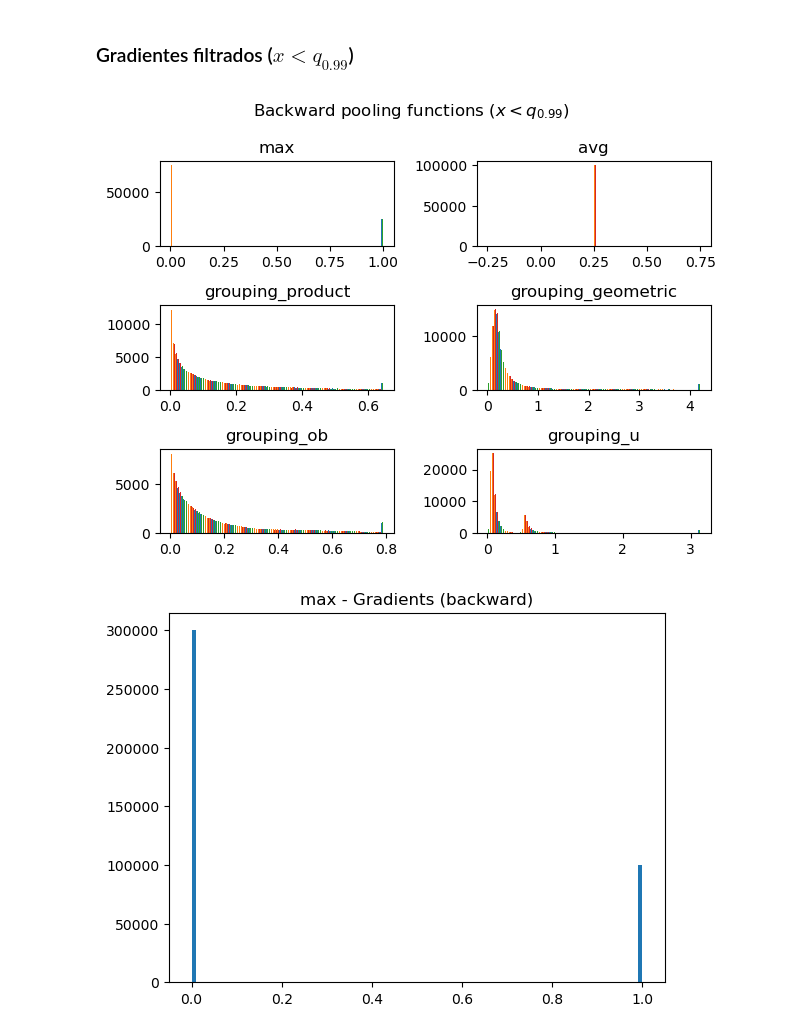
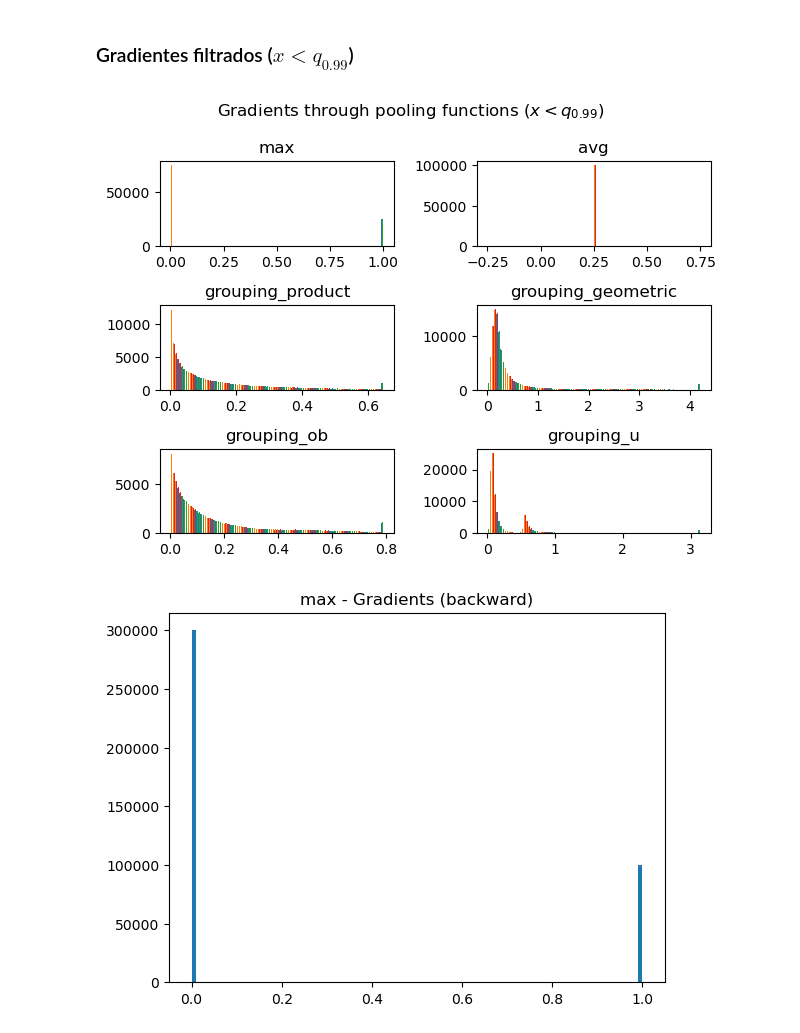
Before and after one commit to iosurodri/overlapsAndGroupings, a Jupyter notebook: src/notebooks/study_differentiability.ipynb, the cells around one changed output. Saved outputs shown, nothing was run; the diff lists cells and outputs as text; code cells hidden in the pictures.

Commit message:
NEW: Added additional visualizations

```diff
--- a/src/notebooks/study_differentiability.ipynb
+++ b/src/notebooks/study_differentiability.ipynb
@@ -169,17 +174,19 @@ fig.tight_layout()
 # %%
 num_rows = int(np.ceil(len(backward_groupings_np) / 2))
 fig, axs = plt.subplots(num_rows, 2)
-fig.suptitle('Backward pooling functions ($x < q_{0.99}$)')
+fig.suptitle('Gradients through pooling functions ($x < q_{0.99}$)')
 for i, item in enumerate(backward_groupings_np.items()):
     name, results = item
     plt.subplot(num_rows, 2, i+1)
     if name.startswith('grouping'):
         results = np.where(results < np.quantile(results, 0.99), results, np.quantile(results, 0.99))
     plt.hist(results, bins=100)
     plt.title(name)
 fig.tight_layout()
+fig.savefig(os.path.join(PATH_PLOTS, 'backwards_poolings_comb_p99.png'))
+fig.savefig(os.path.join(PATH_PLOTS, 'backwards_poolings_comb_p99.pdf'))
 # %% [output]
-[figure, old version]
+[figure, new version]
 # %%
 for item in backward_groupings.items():
     name, results = item
```
Also changed, not shown: parts of 39 cells of this notebook.
